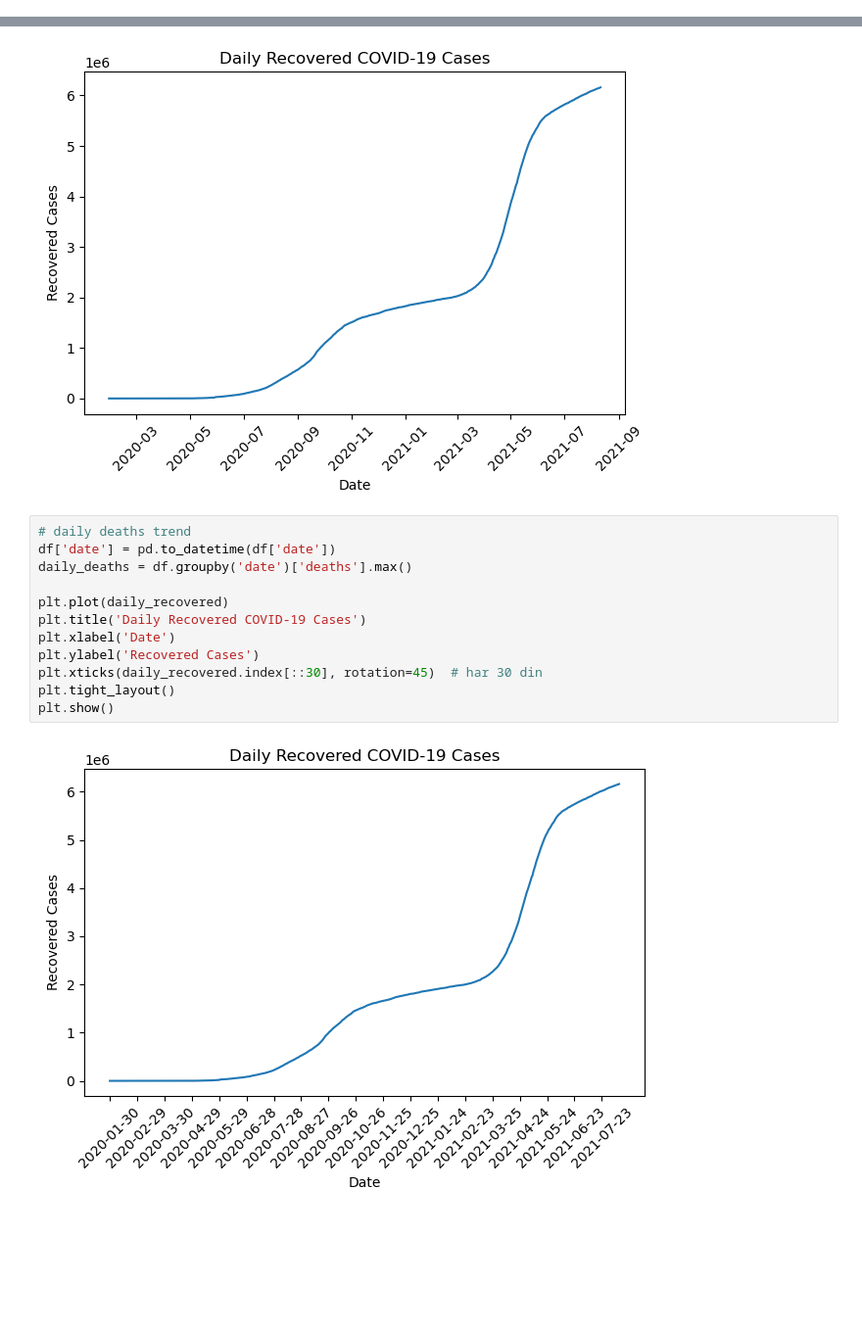
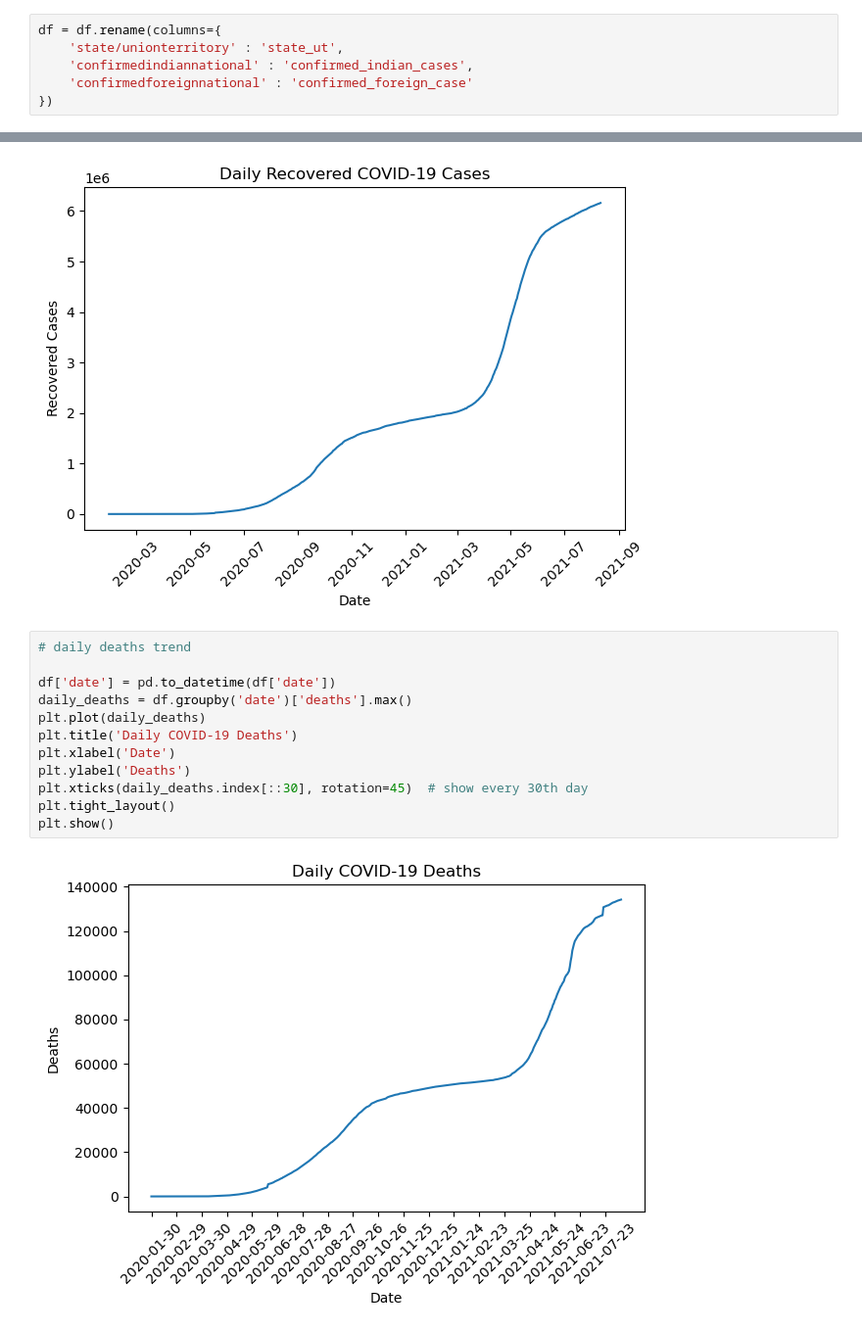
Before and after one commit to Esha133/COVID_19-EDA, a Jupyter notebook: COVID_19.ipynb, the cells around one changed output, grey strips where cells are left out. Shown: that part at 98% size. Drawn from its saved outputs; the diff is of its cells as text; blank space fills up the shorter version.

```diff
--- a/COVID_19.ipynb
+++ b/COVID_19.ipynb
@@ -118,6 +118,12 @@ df.head(2)
 |  | date | state/unionterritory | confirmedindiannational | confirmedforeignnational | cured | deaths | ... |
 | 0 | 2020-01-30 | Kerala | 1 | 0 | 0 | 0 | ... |
 | 1 | 2020-01-31 | Kerala | 1 | 0 | 0 | 0 | ... |
+# %%
+df = df.rename(columns={
+    'state/unionterritory' : 'state_ut',
+    'confirmedindiannational' : 'confirmed_indian_cases',
+    'confirmedforeignnational' : 'confirmed_foreign_case'
+})
 # %%
 # Check unique state names
 df['state_ut'].unique()
@@ -344,18 +353,18 @@ plt.show()
 [figure]
 # %%
 # daily deaths trend
+
 df['date'] = pd.to_datetime(df['date'])
 daily_deaths = df.groupby('date')['deaths'].max()
-
-plt.plot(daily_recovered)
-plt.title('Daily Recovered COVID-19 Cases')
+plt.plot(daily_deaths)
+plt.title('Daily COVID-19 Deaths')
 plt.xlabel('Date')
-plt.ylabel('Recovered Cases')
-plt.xticks(daily_recovered.index[::30], rotation=45)  # har 30 din
+plt.ylabel('Deaths')
+plt.xticks(daily_deaths.index[::30], rotation=45)  # show every 30th day
 plt.tight_layout()
 plt.show()
 # %% [output]
-[figure, old version]
+[figure, new version]
 # %%
 '''
 Conclusion:
```
Also changed, not shown: parts of 3 cells of this notebook.
